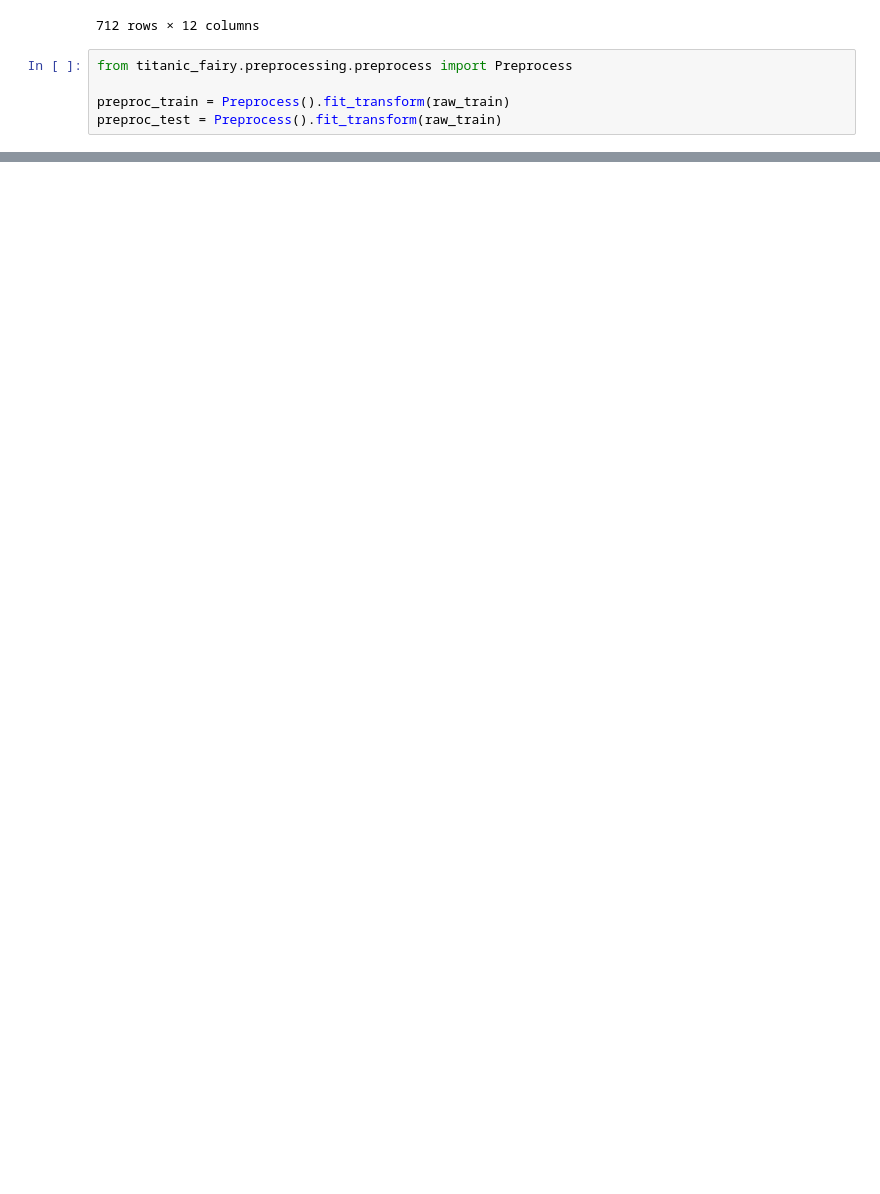
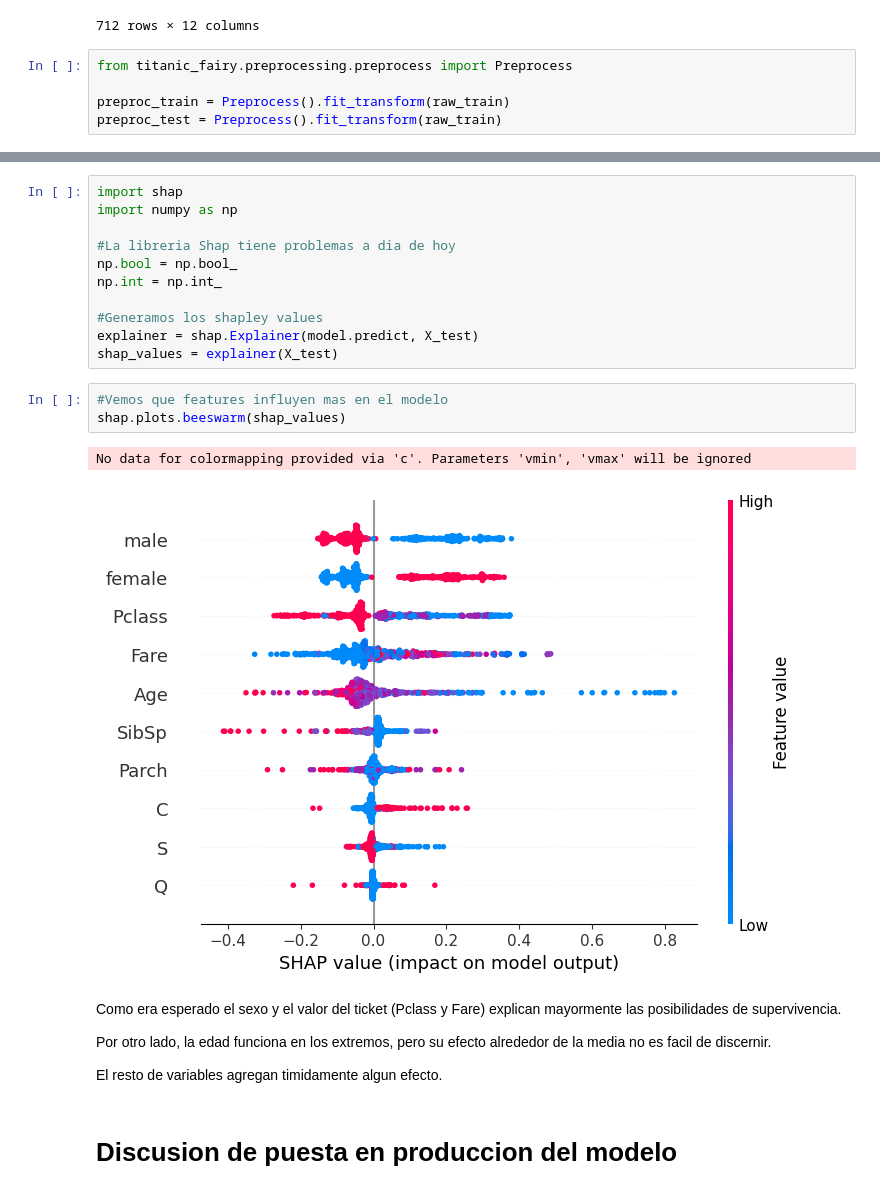
Before and after one commit to cmusura/titanic-fairy, a Jupyter notebook: notebooks/Titanic Analisis.ipynb, the cells around one changed output, grey strips where cells are left out. Drawn from its saved outputs; the diff is of its cells as text; blank space fills up the shorter version.

```diff
--- a/notebooks/Titanic Analisis.ipynb
+++ b/notebooks/Titanic Analisis.ipynb
@@ -170,0 +218,25 @@ array([1, 0, 0, 1, 1, 1, 0, 0, 0, 0, 0, 0, 0, 0, 1, 0, 0, 0, 1, 1, 0, 1,
+# %%
+import shap
+import numpy as np
+
+#La libreria Shap tiene problemas a dia de hoy
+np.bool = np.bool_
+np.int = np.int_
+
+#Generamos los shapley values
+explainer = shap.Explainer(model.predict, X_test)
+shap_values = explainer(X_test)
+# %%
+#Vemos que features influyen mas en el modelo
+shap.plots.beeswarm(shap_values)
+# %% [output]
+No data for colormapping provided via 'c'. Parameters 'vmin', 'vmax' will be ignored
+[figure, added]
+# %% [markdown]
+Como era esperado el sexo y el valor del ticket (Pclass y Fare) explican mayormente las posibilidades de supervivencia.
+
+Por otro lado, la edad funciona en los extremos, pero su efecto alrededor de la media no es facil de discernir.
+
+El resto de variables agregan timidamente algun efecto.
+# %% [markdown]
+# Discusion de puesta en produccion del modelo
```
Also changed, not shown: parts of 23 cells of this notebook, 3 other files.
